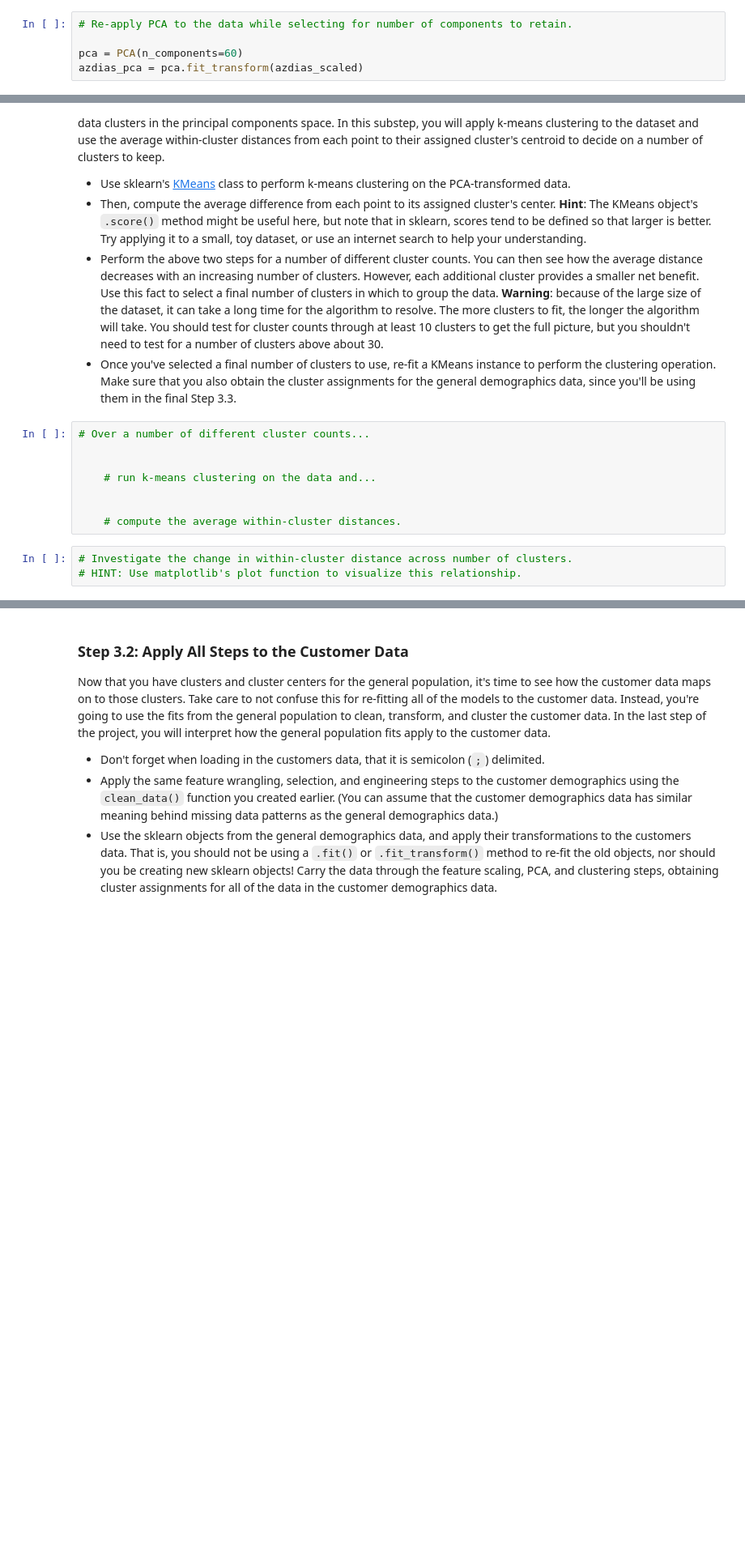
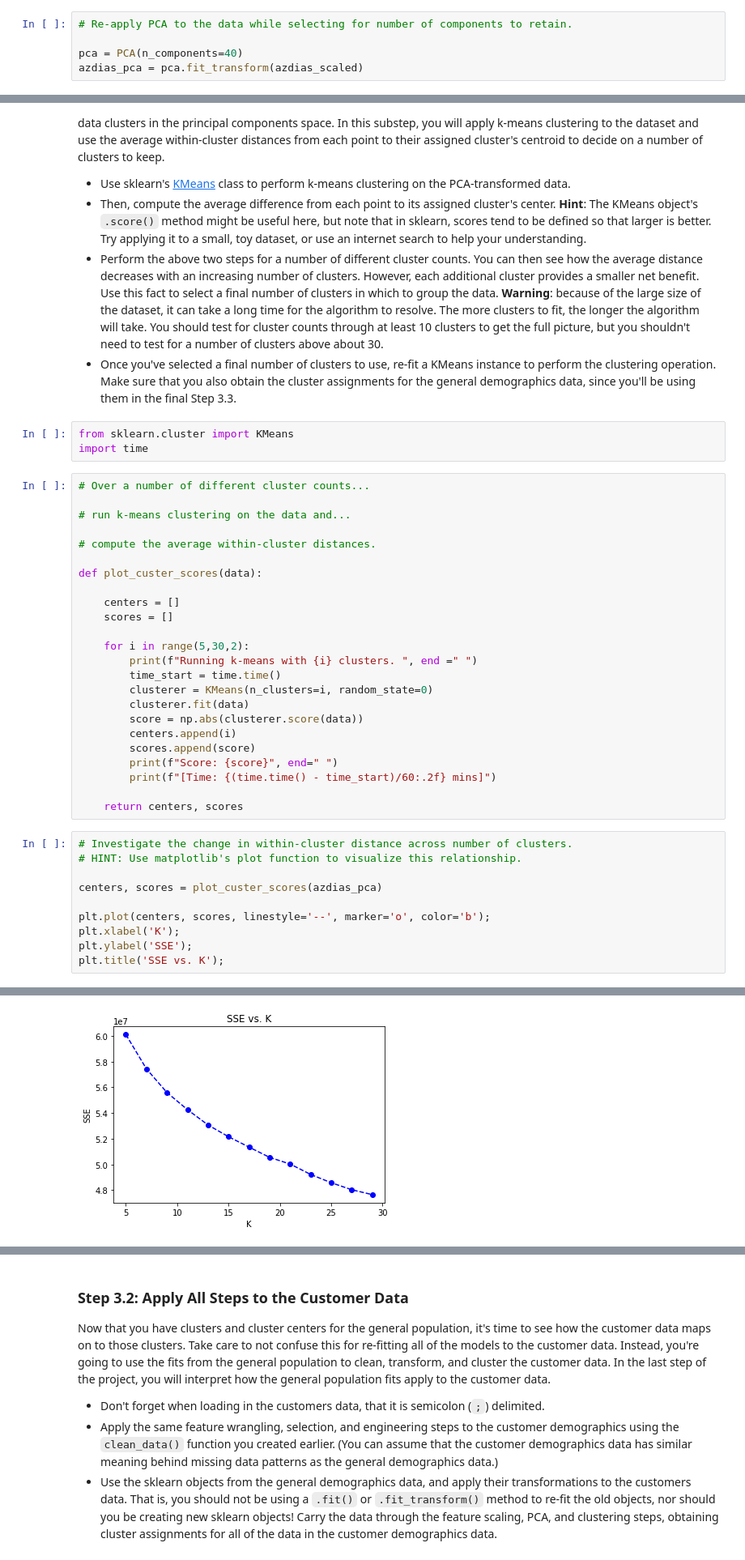
Before and after one commit to deepumons/data-scientist-nd, a Jupyter notebook: p3_customer_segments/Identify_Customer_Segments.ipynb, the cells around one changed output, grey strips where cells are left out. Shown at 81% size. Saved outputs shown, nothing was run; the diff lists cells and outputs as text; blank space fills up the shorter version.

Commit message:
docs: Commit after completing the clustering project.

```diff
--- a/p3_customer_segments/Identify_Customer_Segments.ipynb
+++ b/p3_customer_segments/Identify_Customer_Segments.ipynb
@@ -724,5 +807,5 @@ scree_plot(pca)
 # %%
 # Re-apply PCA to the data while selecting for number of components to retain.
 
-pca = PCA(n_components=60)
+pca = PCA(n_components=40)
 azdias_pca = pca.fit_transform(azdias_scaled)
@@ -844,14 +975,41 @@ You've assessed and cleaned the demographics data, then scaled and transformed t
 - Then, compute the average difference from each point to its assigned cluster's center. **Hint**: The KMeans object's `.score()` method might be useful here, but note that in sklearn, scores tend to be defined so that larger is better. Try applying it to a small, toy dataset, or use an internet search to help your understanding.
 - Perform the above two steps for a number of different cluster counts. You can then see how the average distance decreases with an increasing number of clusters. However, each additional cluster provides a smaller net benefit. Use this fact to select a final number of clusters in which to group the data. **Warning**: because of the large size of the dataset, it can take a long time for the algorithm to resolve. The more clusters to fit, the longer the algorithm will take. You should test for cluster counts through at least 10 clusters to get the full picture, but you shouldn't need to test for a number of clusters above about 30.
 - Once you've selected a final number of clusters to use, re-fit a KMeans instance to perform the clustering operation. Make sure that you also obtain the cluster assignments for the general demographics data, since you'll be using them in the final Step 3.3.
-# %%
-# Over a number of different cluster counts...
-
-
-    # run k-means clustering on the data and...
-
-
-    # compute the average within-cluster distances.
+# %%
+from sklearn.cluster import KMeans
+import time
+# %%
+# Over a number of different cluster counts...
+
+# run k-means clustering on the data and...
+
+# compute the average within-cluster distances.
+
+def plot_custer_scores(data):
+
+    centers = []
+    scores = []
+
+    for i in range(5,30,2):
+        print(f"Running k-means with {i} clusters. ", end =" ")
+        time_start = time.time()
+        clusterer = KMeans(n_clusters=i, random_state=0)
+        clusterer.fit(data)
+        score = np.abs(clusterer.score(data))
+        centers.append(i)
+        scores.append(score)
+        print(f"Score: {score}", end=" ")
+        print(f"[Time: {(time.time() - time_start)/60:.2f} mins]")
+
+    return centers, scores
 # %%
 # Investigate the change in within-cluster distance across number of clusters.
 # HINT: Use matplotlib's plot function to visualize this relationship.
+
+centers, scores = plot_custer_scores(azdias_pca)
+
+plt.plot(centers, scores, linestyle='--', marker='o', color='b');
+plt.xlabel('K');
+plt.ylabel('SSE');
+plt.title('SSE vs. K');
+# %% [output]
@@ -858,3 +1029,4 @@ You've assessed and cleaned the demographics data, then scaled and transformed t
+[figure, added]
 # %%
 # Re-fit the k-means model with the selected number of clusters and obtain
 # cluster predictions for the general population demographics data.
```
Also changed, not shown: parts of 46 cells of this notebook, 1 other file.
